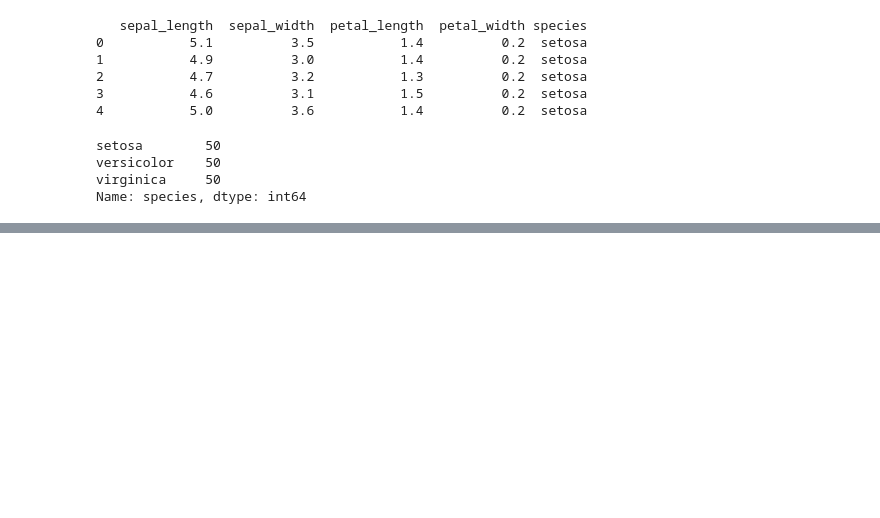
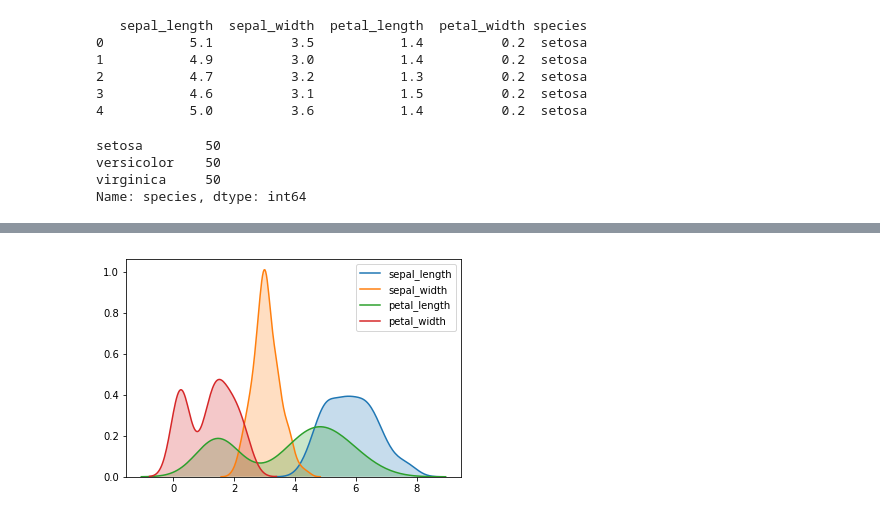
Before and after one commit to omonuj/Python-for-data-science, a Jupyter notebook: Seaborn.ipynb, the cells around one changed output, grey strips where cells are left out. Cells and saved outputs as stored; diff of their text form; code cells hidden in the pictures; blank space fills up the shorter version.

```diff
--- a/Seaborn.ipynb
+++ b/Seaborn.ipynb
@@ -27,0 +33,6 @@ Name: species, dtype: int64
+# %%
+# KDE: kernel density estimation
+for col in ['sepal_length', 'sepal_width', 'petal_length', 'petal_width']:
+    sns.kdeplot(df[col], shade=True)
+# %% [output]
+[figure, added]
```
Also changed, not shown: parts of 4 cells of this notebook.
